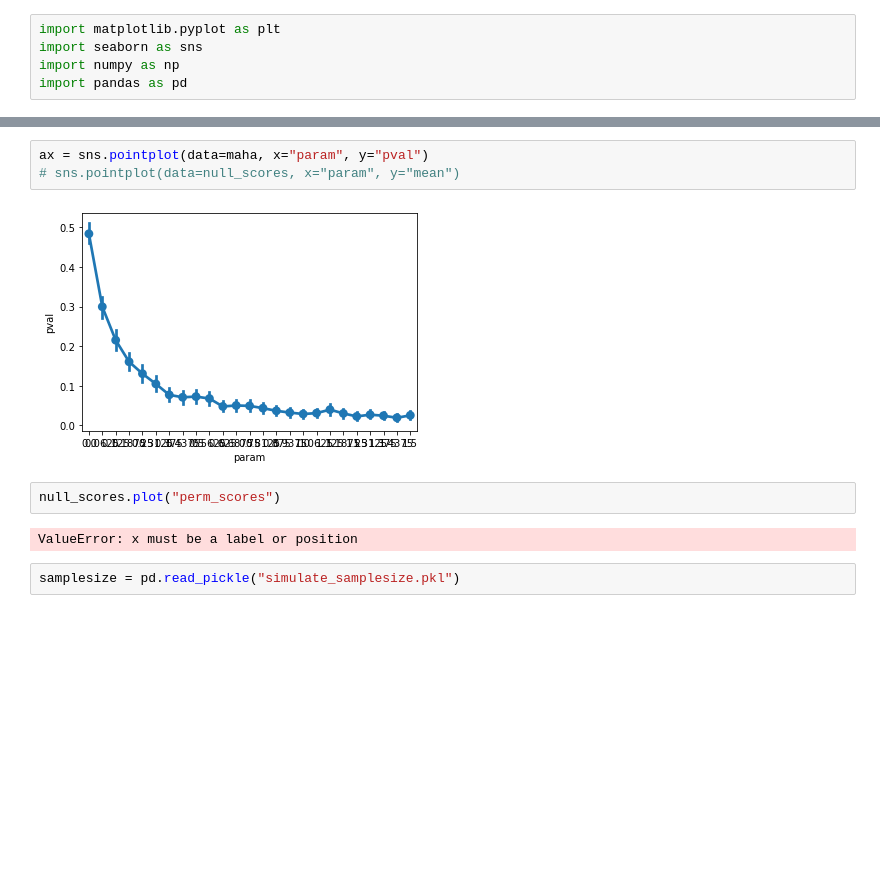
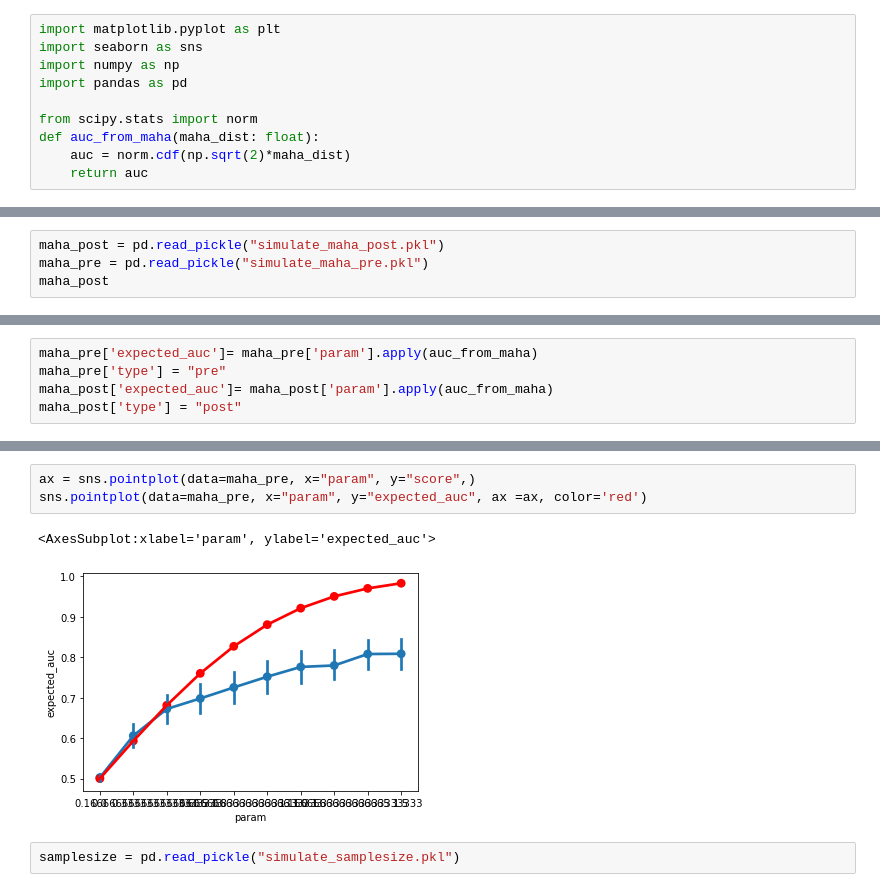
Before and after one commit to jrudoler/permutation-tests, a Jupyter notebook: data_viz.ipynb, the cells around one changed output, grey strips where cells are left out. Cells and saved outputs as stored; diff of their text form; blank space fills up the shorter version.

```diff
--- a/data_viz.ipynb
+++ b/data_viz.ipynb
@@ -3,3 +3,8 @@ import matplotlib.pyplot as plt
 import seaborn as sns
 import numpy as np
 import pandas as pd
+
+from scipy.stats import norm
+def auc_from_maha(maha_dist: float):
+    auc = norm.cdf(np.sqrt(2)*maha_dist)
+    return auc
@@ -22,0 +11,4 @@ maha
+# %%
+maha_post = pd.read_pickle("simulate_maha_post.pkl")
+maha_pre = pd.read_pickle("simulate_maha_pre.pkl")
+maha_post
@@ -68,0 +73,5 @@ null_scores
+# %%
+maha_pre['expected_auc']= maha_pre['param'].apply(auc_from_maha)
+maha_pre['type'] = "pre"
+maha_post['expected_auc']= maha_post['param'].apply(auc_from_maha)
+maha_post['type'] = "post"
@@ -69,12 +120,9 @@ null_scores
 # %%
-ax = sns.pointplot(data=maha, x="param", y="pval")
-# sns.pointplot(data=null_scores, x="param", y="mean")
+ax = sns.pointplot(data=maha_pre, x="param", y="score",)
+sns.pointplot(data=maha_pre, x="param", y="expected_auc", ax =ax, color='red')
 # %% [output]
+<AxesSubplot:xlabel='param', ylabel='expected_auc'>
-[figure, old version]
+[figure, new version]
-# %%
-null_scores.plot("perm_scores")
-# %% [output]
-ValueError: x must be a label or position
 # %%
 samplesize = pd.read_pickle("simulate_samplesize.pkl")
 # %%
```
Also changed, not shown: parts of 16 cells of this notebook, 3 other files.
